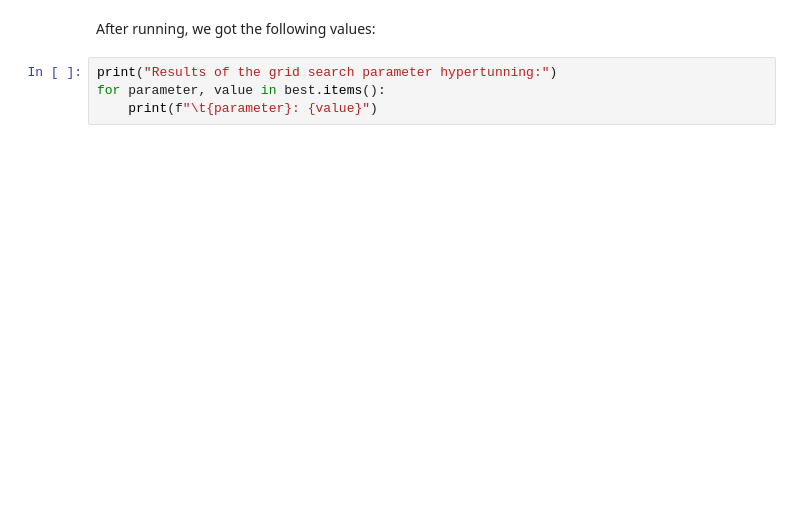
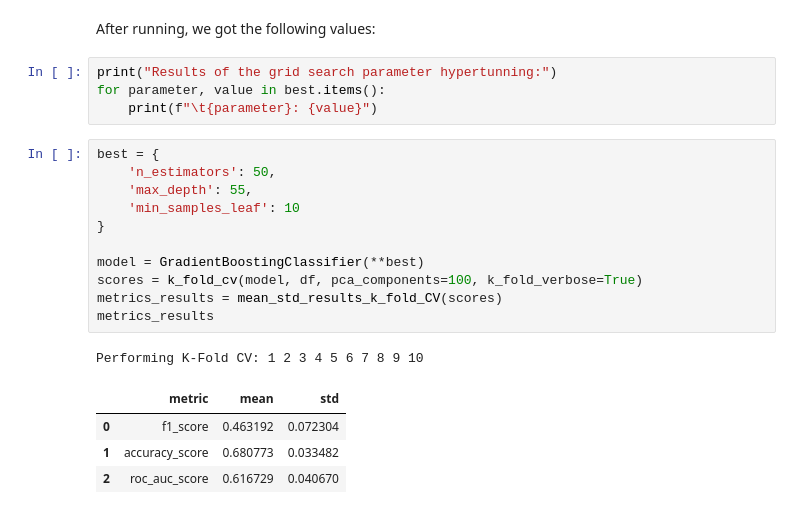
Before and after one commit to barbara-san/LabIACD-Project-1, a Jupyter notebook: Delivery/xgboost_parameter_hypertuning.ipynb, the cells around one changed output. Drawn from its saved outputs; the diff is of its cells as text; blank space fills up the shorter version.

Commit message:
Update XGBoost Results

```diff
--- a/Delivery/xgboost_parameter_hypertuning.ipynb
+++ b/Delivery/xgboost_parameter_hypertuning.ipynb
@@ -48,3 +76,20 @@ After running, we got the following values:
 print("Results of the grid search parameter hypertunning:")
 for parameter, value in best.items():
     print(f"\t{parameter}: {value}")
+# %%
+best = {
+    'n_estimators': 50,
+	'max_depth': 55,
+	'min_samples_leaf': 10
+}
+
+model = GradientBoostingClassifier(**best)
+scores = k_fold_cv(model, df, pca_components=100, k_fold_verbose=True)
+metrics_results = mean_std_results_k_fold_CV(scores)
+metrics_results
+# %% [output]
+Performing K-Fold CV: 1 2 3 4 5 6 7 8 9 10
+|  | metric | mean | std |
+| 0 | f1_score | 0.463192 | 0.072304 |
+| 1 | accuracy_score | 0.680773 | 0.033482 |
+| 2 | roc_auc_score | 0.616729 | 0.040670 |
```
Also changed, not shown: parts of 3 cells of this notebook, 1 other file.
